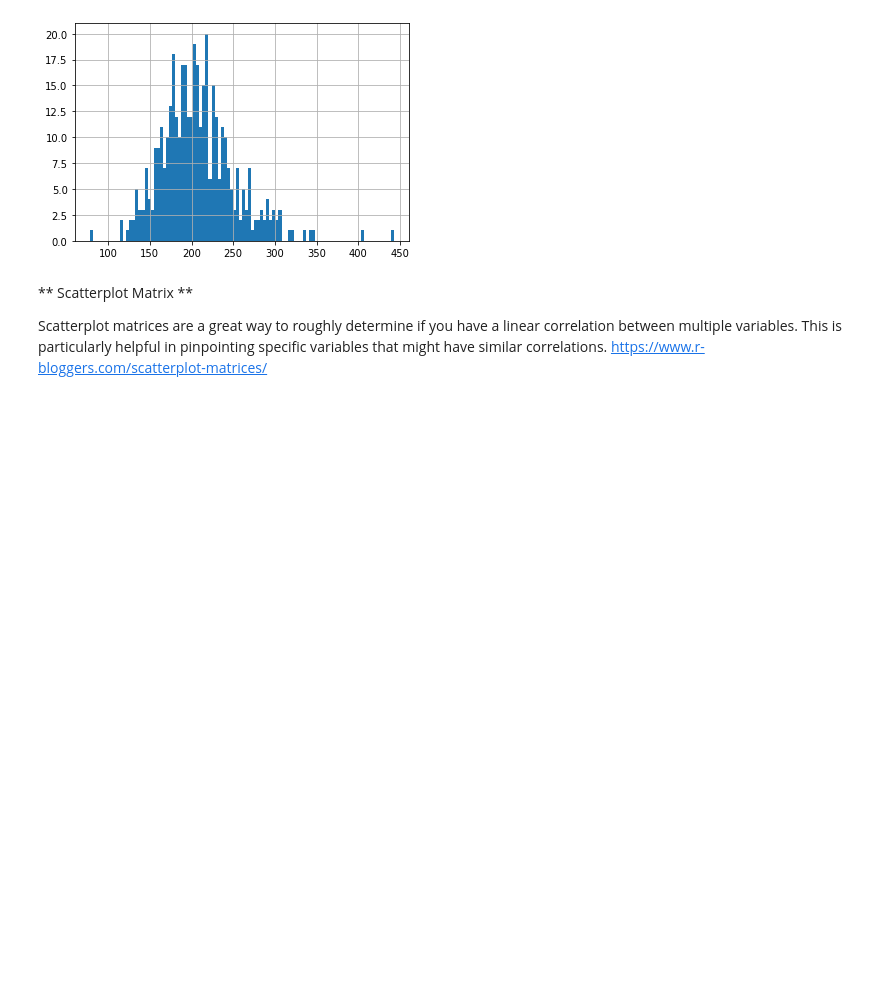
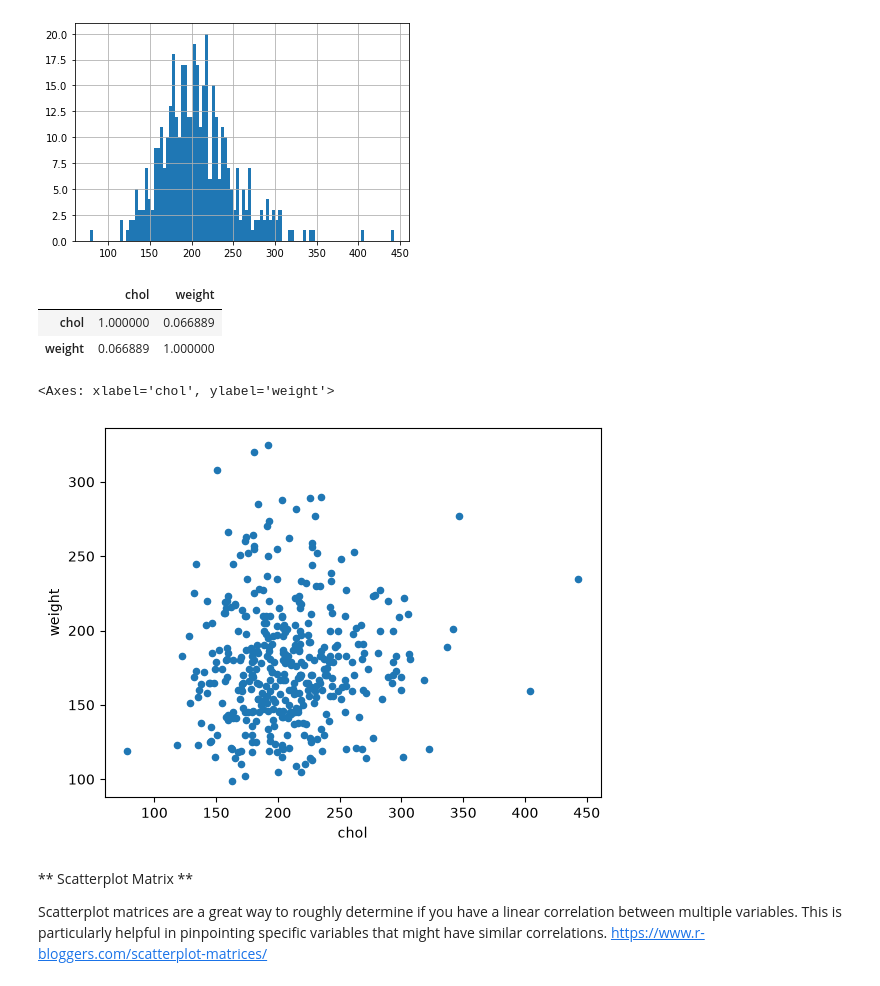
Before and after one commit to dbabichenko/python_for_data_and_analytics, a Jupyter notebook: EDA and Data visualization/Visualization.ipynb, the cells around one changed output. Drawn from its saved outputs; the diff is of its cells as text; code cells hidden in the pictures; blank space fills up the shorter version.

```diff
--- a/EDA and Data visualization/Visualization.ipynb
+++ b/EDA and Data visualization/Visualization.ipynb
@@ -87,6 +111,17 @@ df["chol"].hist(bins=100)
 # %% [output]
 <matplotlib.axes._subplots.AxesSubplot at 0x...>
 [figure]
+# %%
+df[['chol', 'weight']].corr()
+# %% [output]
+|  | chol | weight |
+| chol | 1.000000 | 0.066889 |
+| weight | 0.066889 | 1.000000 |
+# %%
+df.plot.scatter(x='chol', y='weight')
+# %% [output]
+<Axes: xlabel='chol', ylabel='weight'>
+[figure, added]
 # %% [markdown]
 ** Scatterplot Matrix **
 
```
Also changed, not shown: parts of 10 cells of this notebook, 1 other file.
